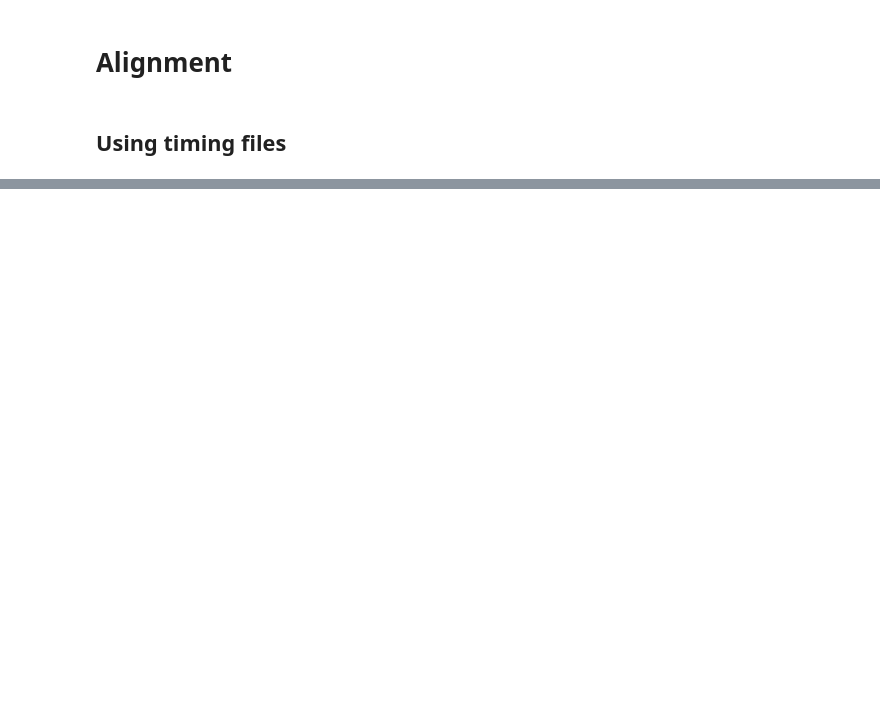
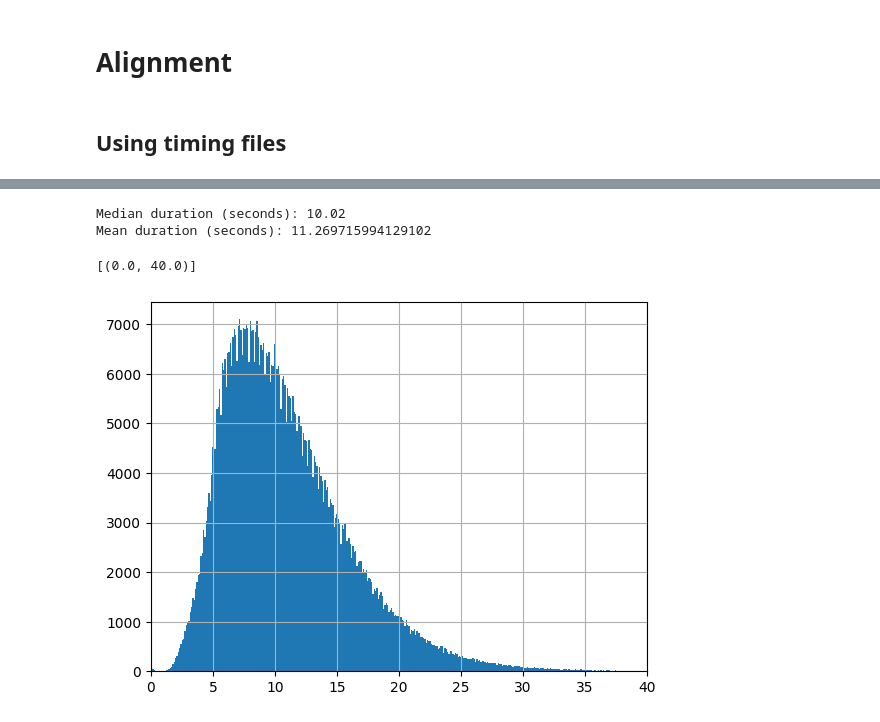
Before and after one commit to davidguzmanr/bible-tts-resources, a Jupyter notebook: dev.ipynb, the cells around one changed output, grey strips where cells are left out. Drawn from its saved outputs; the diff is of its cells as text; code cells hidden in the pictures; blank space fills up the shorter version.

```diff
--- a/dev.ipynb
+++ b/dev.ipynb
@@ -379,0 +388,3 @@ Deleted: data/audios/Assamese/Alignment
+# %%
+audio_df = audio_stats.get_all_audio_files(audios_dir="data/audios", alignment_filter="only")
+audio_df.head()
@@ -379,0 +398,10 @@ Deleted: data/audios/Assamese/Alignment
+# %%
+print("Median duration (seconds):", audio_df["duration_seconds"].median())
+print("Mean duration (seconds):", audio_df["duration_seconds"].mean())
+
+audio_df["duration_seconds"].hist(bins=10000).set(xlim=(0,40))
+# %% [output]
+Median duration (seconds): 10.02
+Mean duration (seconds): 11.269715994129102
+[(0.0, 40.0)]
+[figure, added]
```
Also changed, not shown: parts of 39 cells of this notebook, 2 other files.
